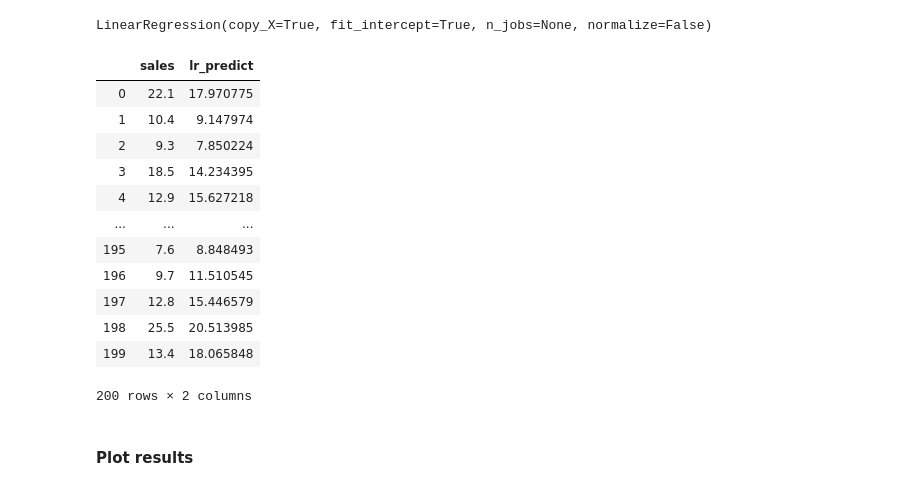
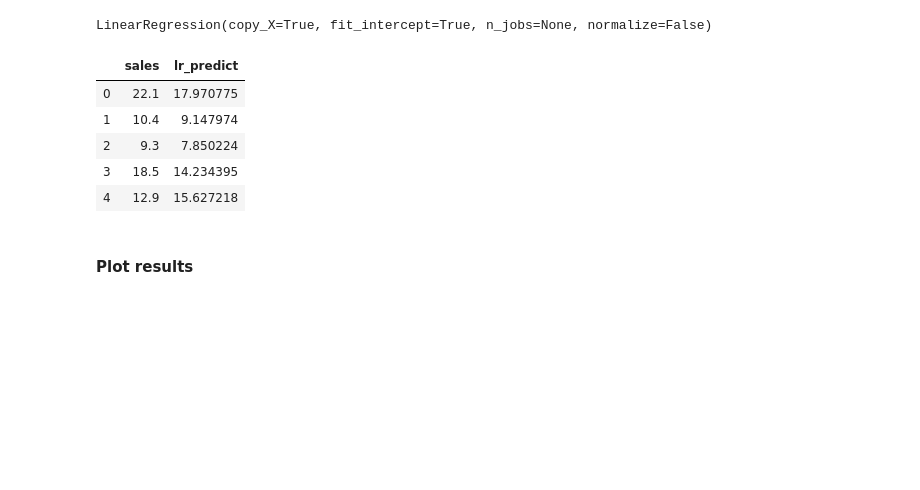
Before and after one commit to grisaitis/recurse-ml-study-group, a Jupyter notebook: introduction_to_statistical_learning/ISL Ch 3 w tensorflow.ipynb, the cells around one changed output. Cells and saved outputs as stored; diff of their text form; code cells hidden in the pictures; blank space fills up the shorter version.

```diff
--- a/introduction_to_statistical_learning/ISL Ch 3 w tensorflow.ipynb
+++ b/introduction_to_statistical_learning/ISL Ch 3 w tensorflow.ipynb
@@ -77,21 +91,14 @@ LinearRegression(copy_X=True, fit_intercept=True, n_jobs=None, normalize=False)
 # %%
 advertising["lr_predict"] = lr.predict(X)
 # %%
-advertising[["sales", "lr_predict"]]
+advertising[["sales", "lr_predict"]].head()
 # %% [output]
 |  | sales | lr_predict |
 | 0 | 22.1 | 17.970775 |
 | 1 | 10.4 | 9.147974 |
 | 2 | 9.3 | 7.850224 |
 | 3 | 18.5 | 14.234395 |
 | 4 | 12.9 | 15.627218 |
-| ... | ... | ... |
-| 195 | 7.6 | 8.848493 |
-| 196 | 9.7 | 11.510545 |
-| 197 | 12.8 | 15.446579 |
-| 198 | 25.5 | 20.513985 |
-| 199 | 13.4 | 18.065848 |
-200 rows × 2 columns
 # %% [markdown]
 #### Plot results
 # %%
```
Also changed, not shown: parts of 5 cells of this notebook.
